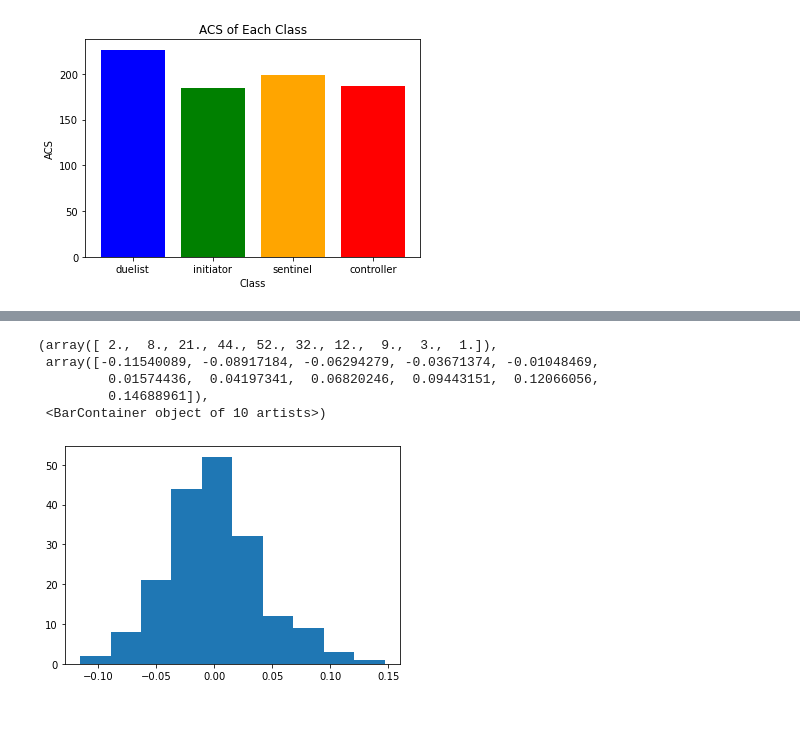
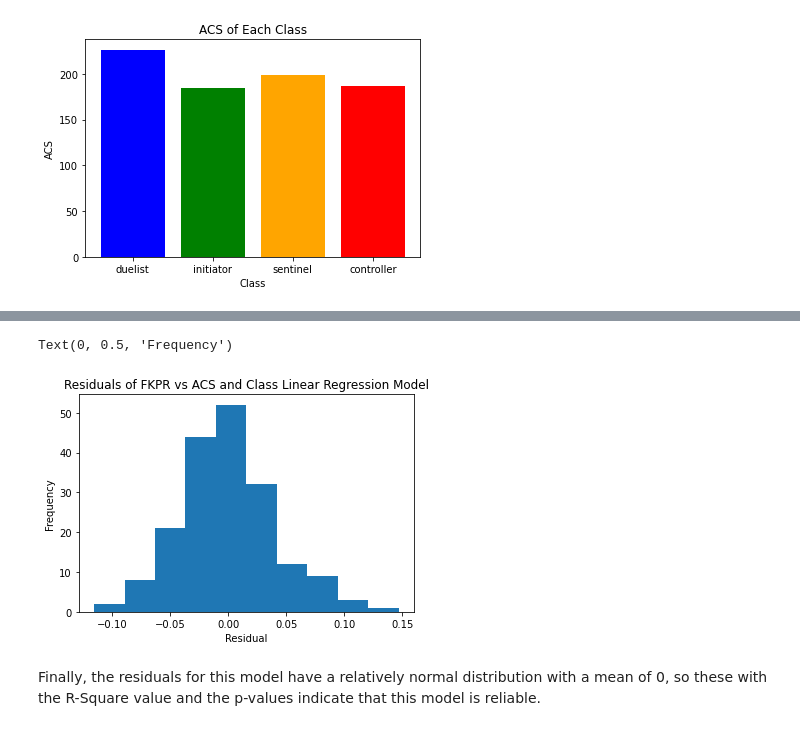
Before and after one commit to shwaylay/cmsc320project, a Jupyter notebook: FinalProject.ipynb, the cells around one changed output, grey strips where cells are left out. Drawn from its saved outputs; the diff is of its cells as text; code cells hidden in the pictures.

```diff
--- a/FinalProject.ipynb
+++ b/FinalProject.ipynb
@@ -355,10 +351,11 @@ plt.scatter(X,Y)
 # %%
 plt.hist(reg.resid)
+plt.title('Residuals of FKPR vs ACS and Class Linear Regression Model')
+plt.xlabel('Residual')
+plt.ylabel('Frequency')
 # %% [output]
-(array([ 2.,  8., 21., 44., 52., 32., 12.,  9.,  3.,  1.]),
- array([-0.11540089, -0.08917184, -0.06294279, -0.03671374, -0.01048469,
-         0.01574436,  0.04197341,  0.06820246,  0.09443151,  0.12066056,
-         0.14688961]),
- <BarContainer object of 10 artists>)
+Text(0, 0.5, 'Frequency')
-[figure, old version]
+[figure, new version]
+# %% [markdown]
+Finally, the residuals for this model have a relatively normal distribution with a mean of 0, so these with the R-Square value and the p-values indicate that this model is reliable.
 # %% [markdown]
```
Also changed, not shown: parts of 42 cells of this notebook, 1 other file.
